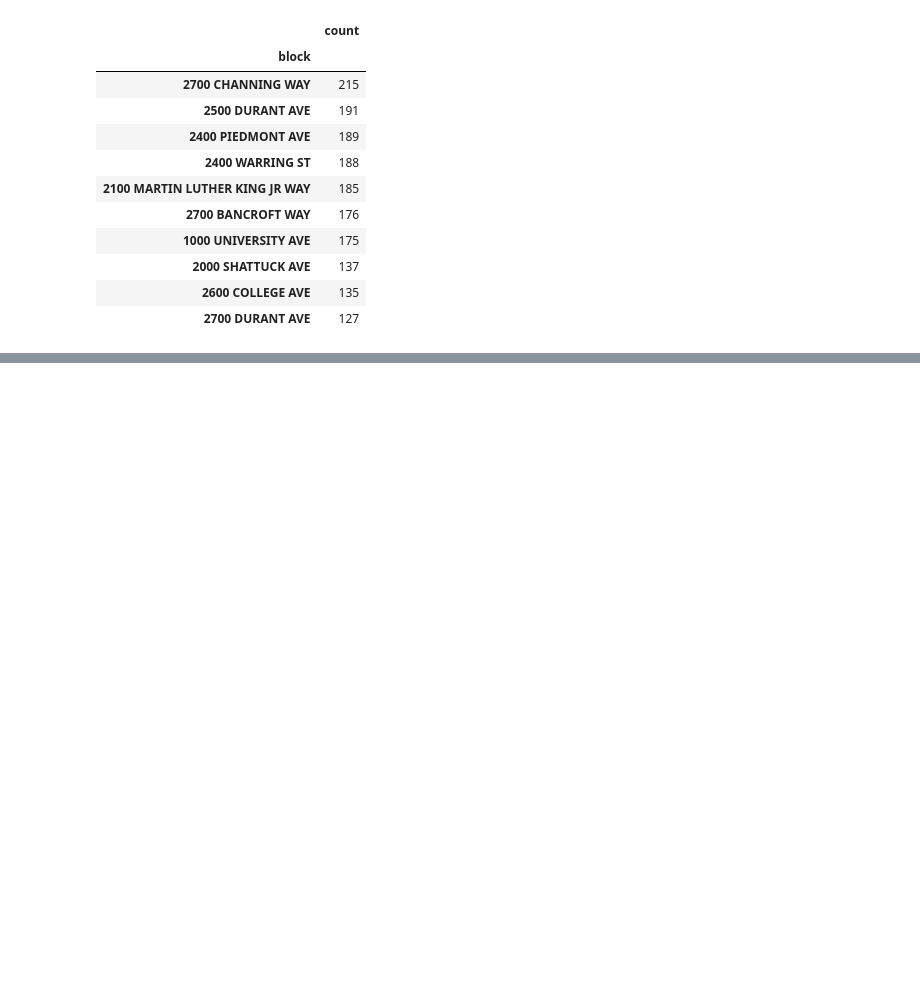
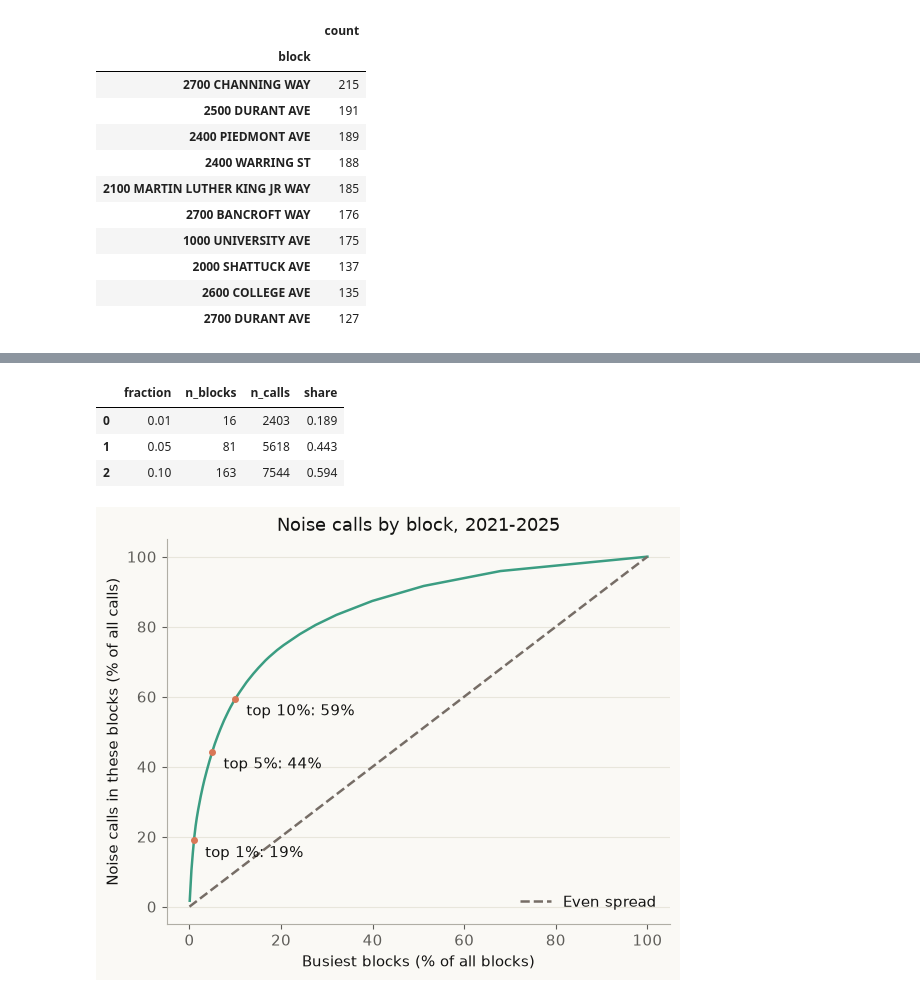
Before and after one commit to UCB-stat159-f26/final-project-team-16, a Jupyter notebook: notebooks/05_noise_hotspots.ipynb, the cells around one changed output, grey strips where cells are left out. Saved outputs shown, nothing was run; the diff lists cells and outputs as text; code cells hidden in the pictures; blank space fills up the shorter version.

Commit message:
Measure how concentrated noise calls are across blocks
Adds the top 1%, 5%, and 10% shares and a cumulative-share curve. The
busiest 5% of blocks hold about 44% of all noise calls.

```diff
--- a/notebooks/05_noise_hotspots.ipynb
+++ b/notebooks/05_noise_hotspots.ipynb
@@ -8,13 +8,14 @@
 **Outputs:** `figures/05_a8_concentration.png`, `figures/05_a8_top_blocks_by_year.png`, `results/05_a8_block_counts.csv`, `results/05_a8_concentration.csv`, `results/05_a8_top_overlap.csv`, `results/05_a8_checks.csv`
 # %%
 # Loaders, hotspot helpers, plot style, and project settings
+import matplotlib.pyplot as plt
 import pandas as pd
 
 from bpdtools.config import HEADQUARTERS_ADDRESS
-from bpdtools.hotspots import block_counts
+from bpdtools.hotspots import block_counts, top_share
 from bpdtools.load import load_calls
 from bpdtools.paths import repo_path
-from bpdtools.plots import set_plot_style
+from bpdtools.plots import PALETTE, set_plot_style
 
 set_plot_style()
 
@@ -23,6 +24,9 @@ figures = repo_path("figures")
 results = repo_path("results")
 figures.mkdir(exist_ok=True)
 results.mkdir(exist_ok=True)
+
+# Shares of the blocks whose share of the calls the concentration table gives
+TOP_FRACTIONS = (0.01, 0.05, 0.10)
 # %% [markdown]
 ## Noise calls
 
@@ -102,0 +111,34 @@ blocks.head(10).to_frame()
+# %%
+# Share of all calls in the busiest blocks
+concentration = top_share(blocks, TOP_FRACTIONS)
+concentration.to_csv(results / "05_a8_concentration.csv", index=False)
+concentration.round(3)
+# %% [output]
+|  | fraction | n_blocks | n_calls | share |
+| 0 | 0.01 | 16 | 2403 | 0.189 |
+| 1 | 0.05 | 81 | 5618 | 0.443 |
+| 2 | 0.10 | 163 | 7544 | 0.594 |
+# %%
+# Cumulative share of the calls against the share of the blocks, busiest
+# block first; the dashed line is an even spread of the calls
+block_share = pd.Series(range(1, len(blocks) + 1)) / len(blocks)
+call_share = blocks.cumsum().to_numpy() / blocks.sum()
+
+fig, ax = plt.subplots(figsize=(6.5, 5))
+ax.plot(block_share * 100, call_share * 100, color=PALETTE[0])
+ax.plot([0, 100], [0, 100], linestyle="--", color=PALETTE[5], label="Even spread")
+for row in concentration.itertuples():
+    ax.plot(row.fraction * 100, row.share * 100, "o", color=PALETTE[1])
+    ax.annotate(
+        f"top {row.fraction:.0%}: {row.share:.0%}",
+        (row.fraction * 100, row.share * 100),
+        xytext=(8, -12),
+        textcoords="offset points",
+    )
+ax.set_xlabel("Busiest blocks (% of all blocks)")
+ax.set_ylabel("Noise calls in these blocks (% of all calls)")
+ax.set_title("Noise calls by block, 2021-2025")
+ax.legend(loc="lower right")
+fig.savefig(figures / "05_a8_concentration.png")
+# %% [output]
+[figure, added]
```
Also changed, not shown: parts of 1 cell of this notebook, 2 other files.
